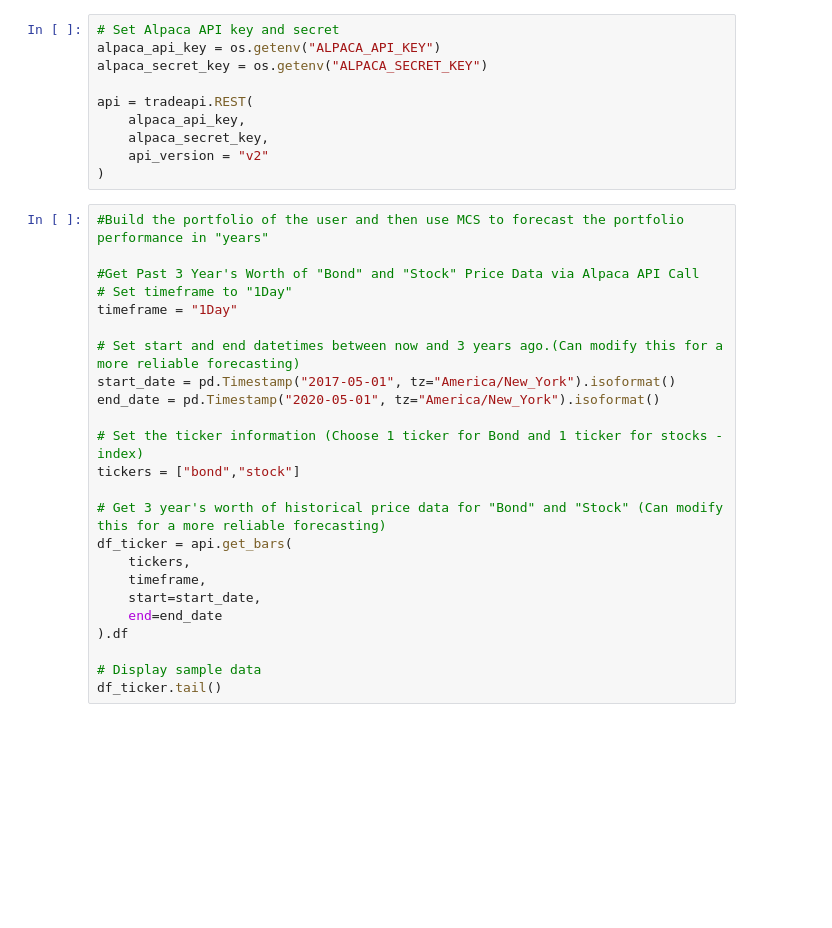
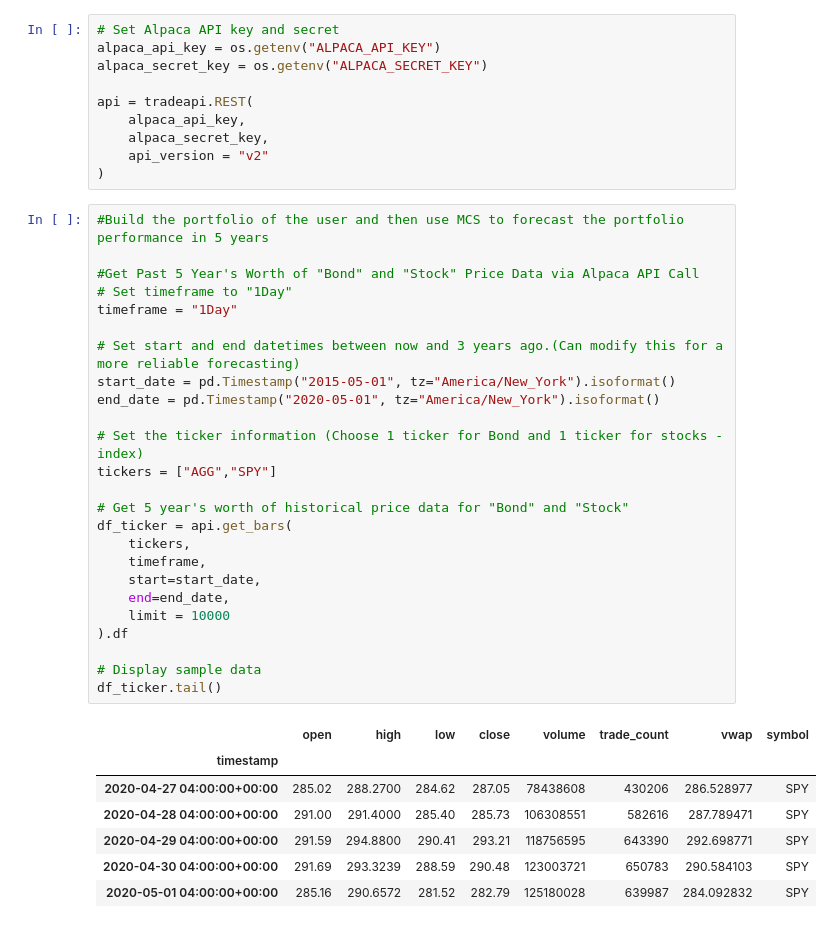
Before and after one commit to ZDQ8230/Avengers-Group-Project, a Jupyter notebook: Research/MCS-Riskoption.ipynb, the cells around one changed output. Drawn from its saved outputs; the diff is of its cells as text; blank space fills up the shorter version.

```diff
--- a/Research/MCS-Riskoption.ipynb
+++ b/Research/MCS-Riskoption.ipynb
@@ -19,29 +25,38 @@ api = tradeapi.REST(
     api_version = "v2"
 )
 # %%
-#Build the portfolio of the user and then use MCS to forecast the portfolio performance in "years"
+#Build the portfolio of the user and then use MCS to forecast the portfolio performance in 5 years
 
-#Get Past 3 Year's Worth of "Bond" and "Stock" Price Data via Alpaca API Call
+#Get Past 5 Year's Worth of "Bond" and "Stock" Price Data via Alpaca API Call
 # Set timeframe to "1Day"
 timeframe = "1Day"
 
 # Set start and end datetimes between now and 3 years ago.(Can modify this for a more reliable forecasting)
-start_date = pd.Timestamp("2017-05-01", tz="America/New_York").isoformat()
+start_date = pd.Timestamp("2015-05-01", tz="America/New_York").isoformat()
 end_date = pd.Timestamp("2020-05-01", tz="America/New_York").isoformat()
 
 # Set the ticker information (Choose 1 ticker for Bond and 1 ticker for stocks - index)
-tickers = ["bond","stock"]
+tickers = ["AGG","SPY"]
 
-# Get 3 year's worth of historical price data for "Bond" and "Stock" (Can modify this for a more reliable forecasting)
+# Get 5 year's worth of historical price data for "Bond" and "Stock"
 df_ticker = api.get_bars(
     tickers,
     timeframe,
     start=start_date,
-    end=end_date
+    end=end_date,
+    limit = 10000
 ).df
 
 # Display sample data
 df_ticker.tail()
+# %% [output]
+|  | open | high | low | close | volume | trade_count | vwap | symbol |
+| timestamp |  |  |  |  |  |  |  |  |
+| 2020-04-27 04:00:00+00:00 | 285.02 | 288.2700 | 284.62 | 287.05 | 78438608 | 430206 | 286.528977 | SPY |
+| 2020-04-28 04:00:00+00:00 | 291.00 | 291.4000 | 285.40 | 285.73 | 106308551 | 582616 | 287.789471 | SPY |
+| 2020-04-29 04:00:00+00:00 | 291.59 | 294.8800 | 290.41 | 293.21 | 118756595 | 643390 | 292.698771 | SPY |
+| 2020-04-30 04:00:00+00:00 | 291.69 | 293.3239 | 288.59 | 290.48 | 123003721 | 650783 | 290.584103 | SPY |
+| 2020-05-01 04:00:00+00:00 | 285.16 | 290.6572 | 281.52 | 282.79 | 125180028 | 639987 | 284.092832 | SPY |
 # %%
 # Reorganize the DataFrame
 # Separate ticker data
```
Also changed, not shown: parts of 15 cells of this notebook.
